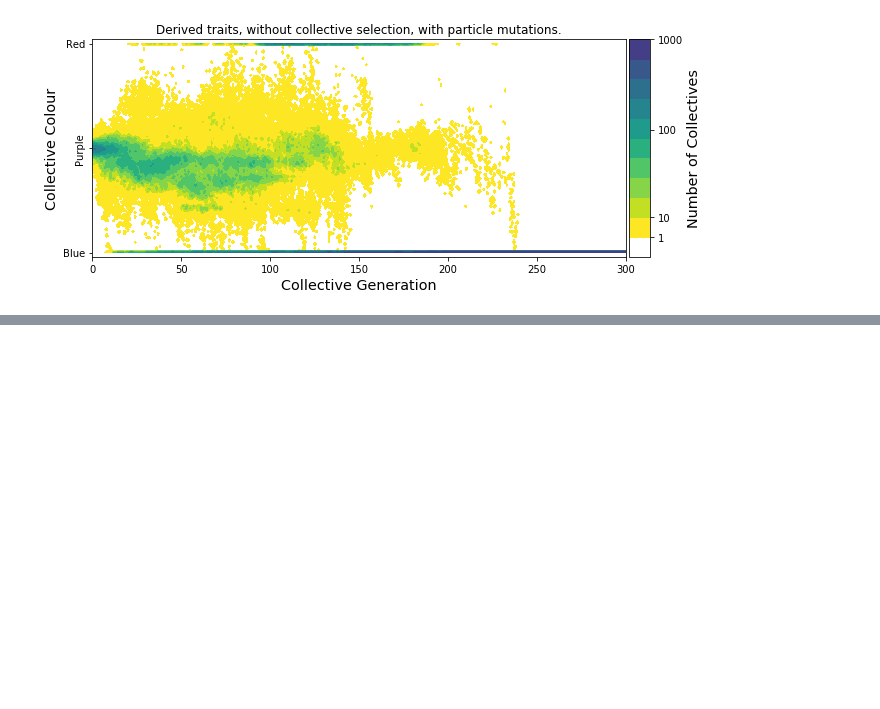
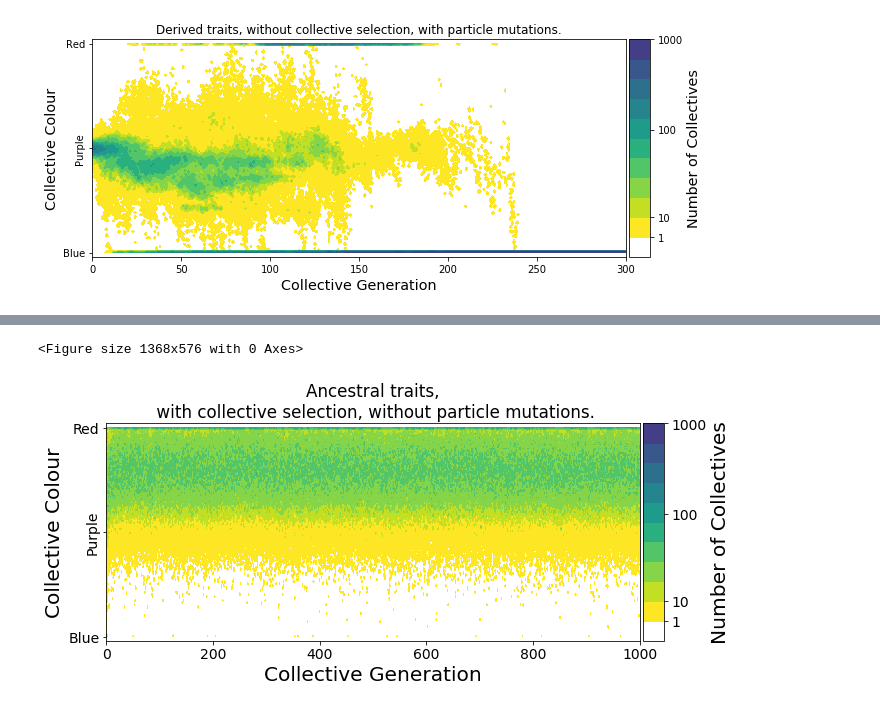
Before and after one commit to elifesciences-publications/estaudel, a Jupyter notebook: evolution_of_heredity/noselection_nomutation.ipynb, the cells around one changed output, grey strips where cells are left out. Cells and saved outputs as stored; diff of their text form; code cells hidden in the pictures; blank space fills up the shorter version.

Commit message:
Figures updates

```diff
--- a/evolution_of_heredity/noselection_nomutation.ipynb
+++ b/evolution_of_heredity/noselection_nomutation.ipynb
@@ -127,0 +135,14 @@ plt.savefig(os.path.join(SUPFIGPATH,'noselection.png'))
+# %%
+path = "20200409_153204_D1000_N1000_mutation_rate0_mutation_effect{}_initial_type1(1,5,0.7,0.3).pkle"
+data = escaffolding.load(path)
+
+plt.rc('font', size=14)
+fig = plt.figure(figsize=(19,8))
+fig, ax = plt.subplots(1,1,figsize=(10,4))
+estaudel.heredity.display.plot_density(data, ax=ax, colorbar=True)
+ax.set_xlim(0,1000)
+ax.set_title('Ancestral traits,\n with collective selection, without particle mutations.')
+plt.savefig(os.path.join(SUPFIGPATH,'nomut_with_selection.png'), bbox_inches='tight')
+# %% [output]
+<Figure size 1368x576 with 0 Axes>
+[figure, added]
```
Also changed, not shown: parts of 1 cell of this notebook, 4 other files.
